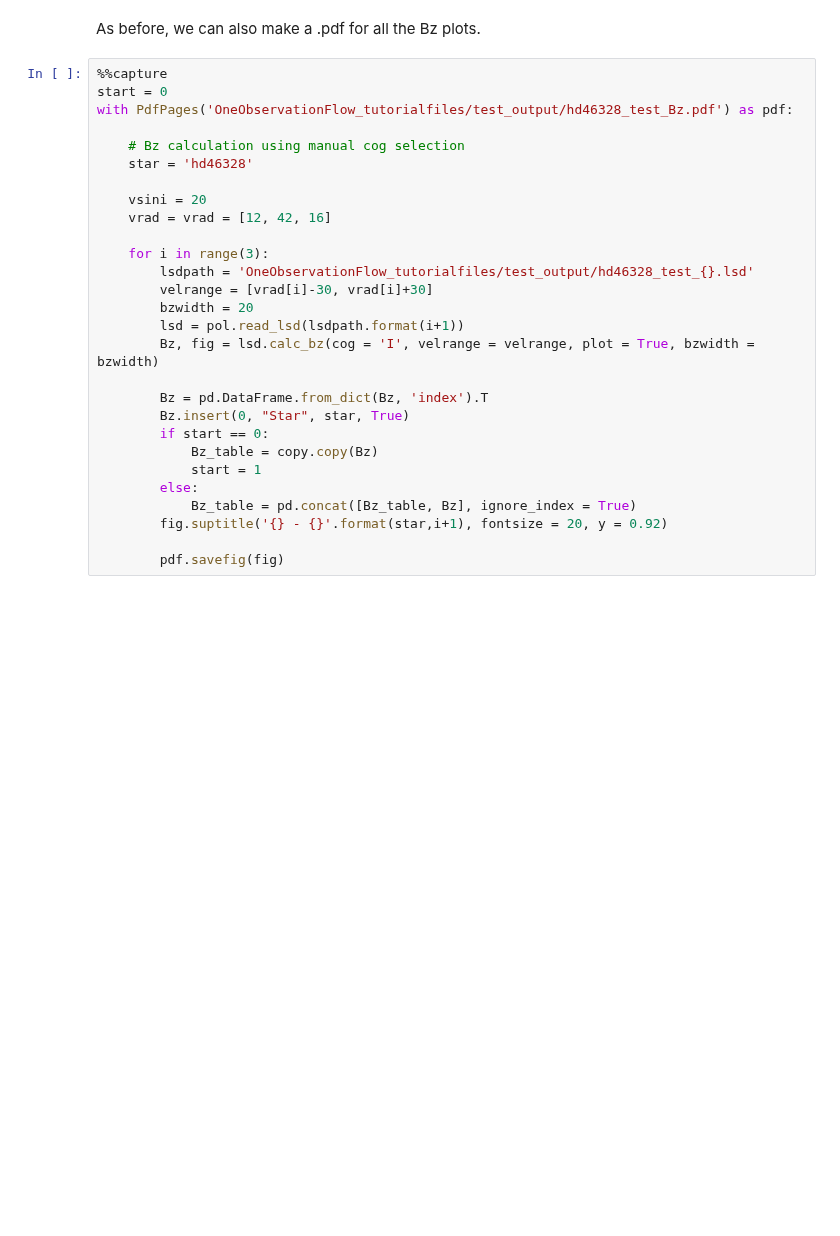
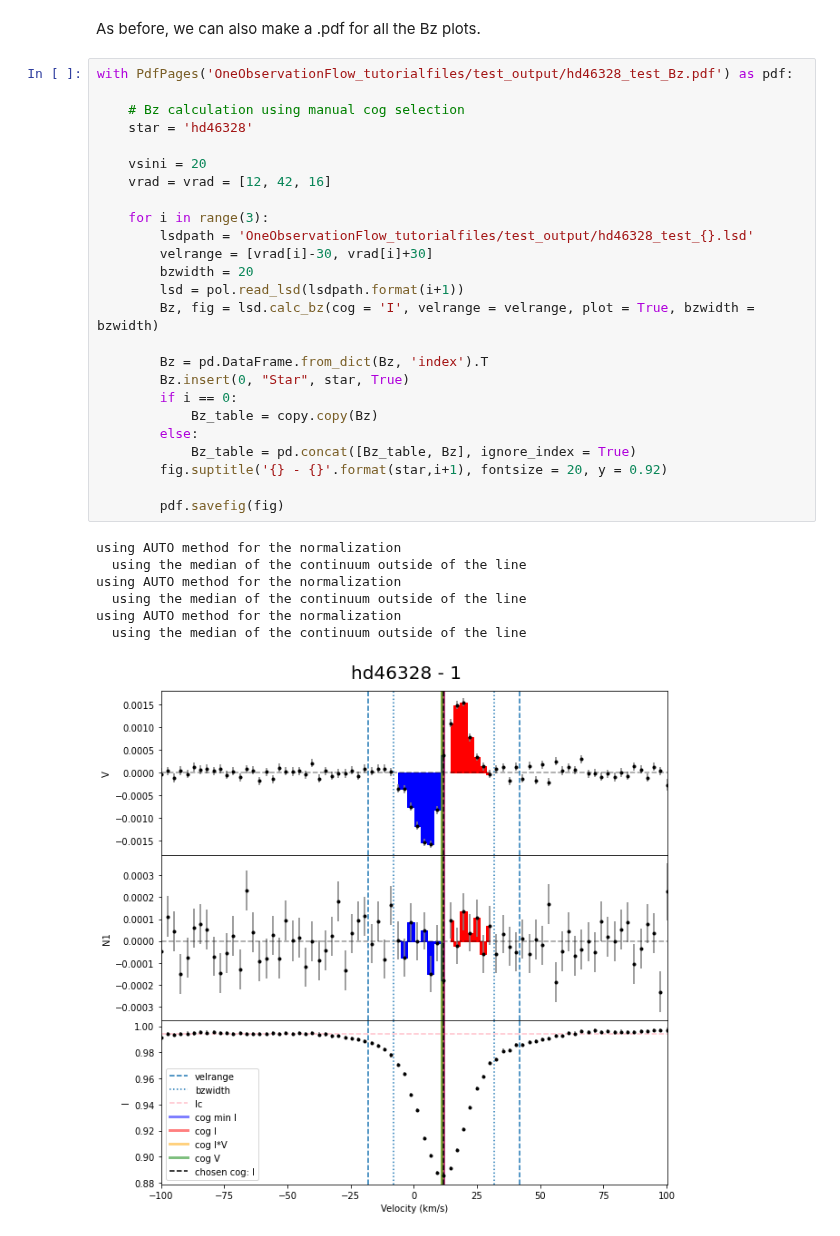
Before and after one commit to folsomcp/specpolFlow, a Jupyter notebook: docs-jb/GetStarted/LoopFlow_Tutorial.ipynb, the cells around one changed output. Drawn from its saved outputs; the diff is of its cells as text; blank space fills up the shorter version.

```diff
--- a/docs-jb/GetStarted/LoopFlow_Tutorial.ipynb
+++ b/docs-jb/GetStarted/LoopFlow_Tutorial.ipynb
@@ -161,30 +191,35 @@ using AUTO method for the normalization
 # %% [markdown]
 As before, we can also make a .pdf for all the Bz plots.
 # %%
-%%capture
-start = 0
 with PdfPages('OneObservationFlow_tutorialfiles/test_output/hd46328_test_Bz.pdf') as pdf:
 
     # Bz calculation using manual cog selection
     star = 'hd46328'
 
     vsini = 20
     vrad = vrad = [12, 42, 16]
 
     for i in range(3):
         lsdpath = 'OneObservationFlow_tutorialfiles/test_output/hd46328_test_{}.lsd'
         velrange = [vrad[i]-30, vrad[i]+30]
         bzwidth = 20
         lsd = pol.read_lsd(lsdpath.format(i+1))
         Bz, fig = lsd.calc_bz(cog = 'I', velrange = velrange, plot = True, bzwidth = bzwidth)
 
         Bz = pd.DataFrame.from_dict(Bz, 'index').T
         Bz.insert(0, "Star", star, True)
-        if start == 0:
+        if i == 0:
             Bz_table = copy.copy(Bz)
-            start = 1
         else:
             Bz_table = pd.concat([Bz_table, Bz], ignore_index = True)
         fig.suptitle('{} - {}'.format(star,i+1), fontsize = 20, y = 0.92)
 
         pdf.savefig(fig)
+# %% [output]
+using AUTO method for the normalization
+  using the median of the continuum outside of the line
+using AUTO method for the normalization
+  using the median of the continuum outside of the line
+using AUTO method for the normalization
+  using the median of the continuum outside of the line
+[figure, added]
```
Also changed, not shown: parts of 12 cells of this notebook, 1 other file.
